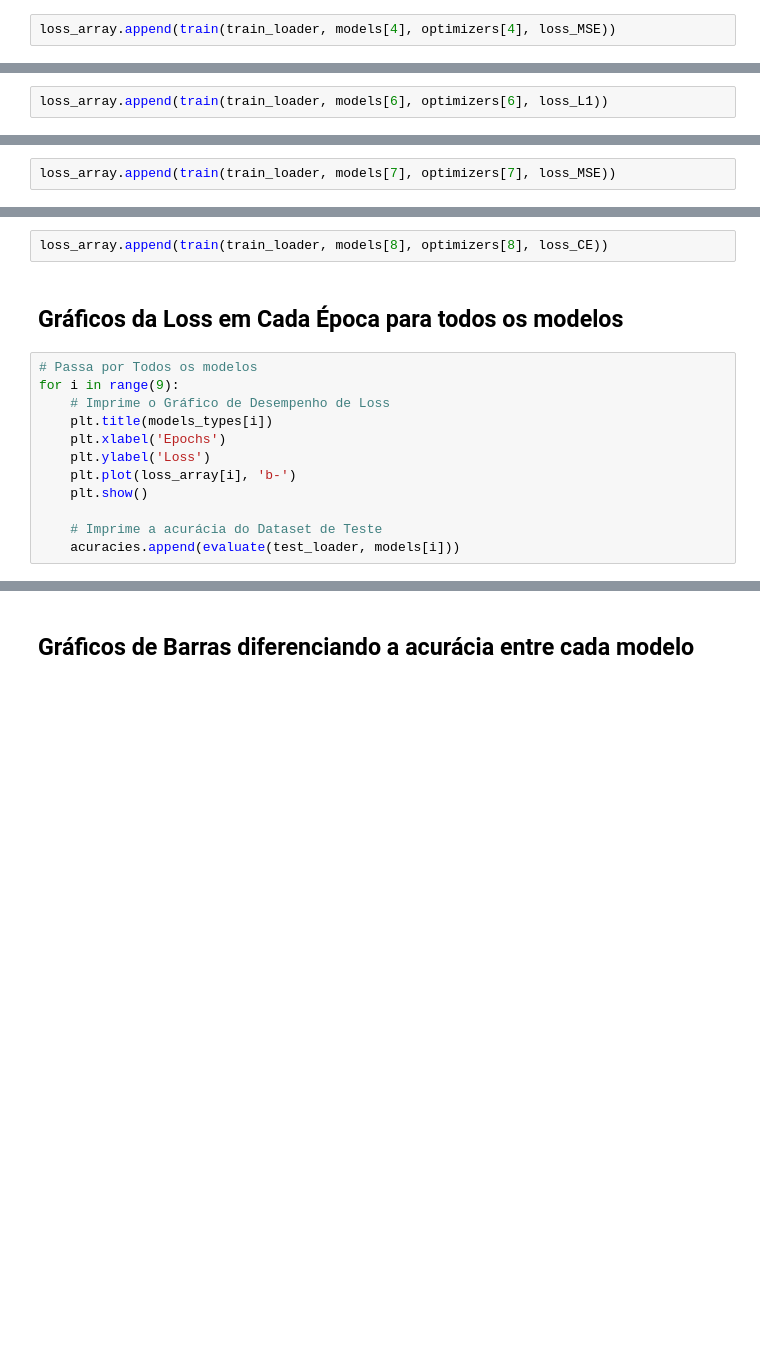
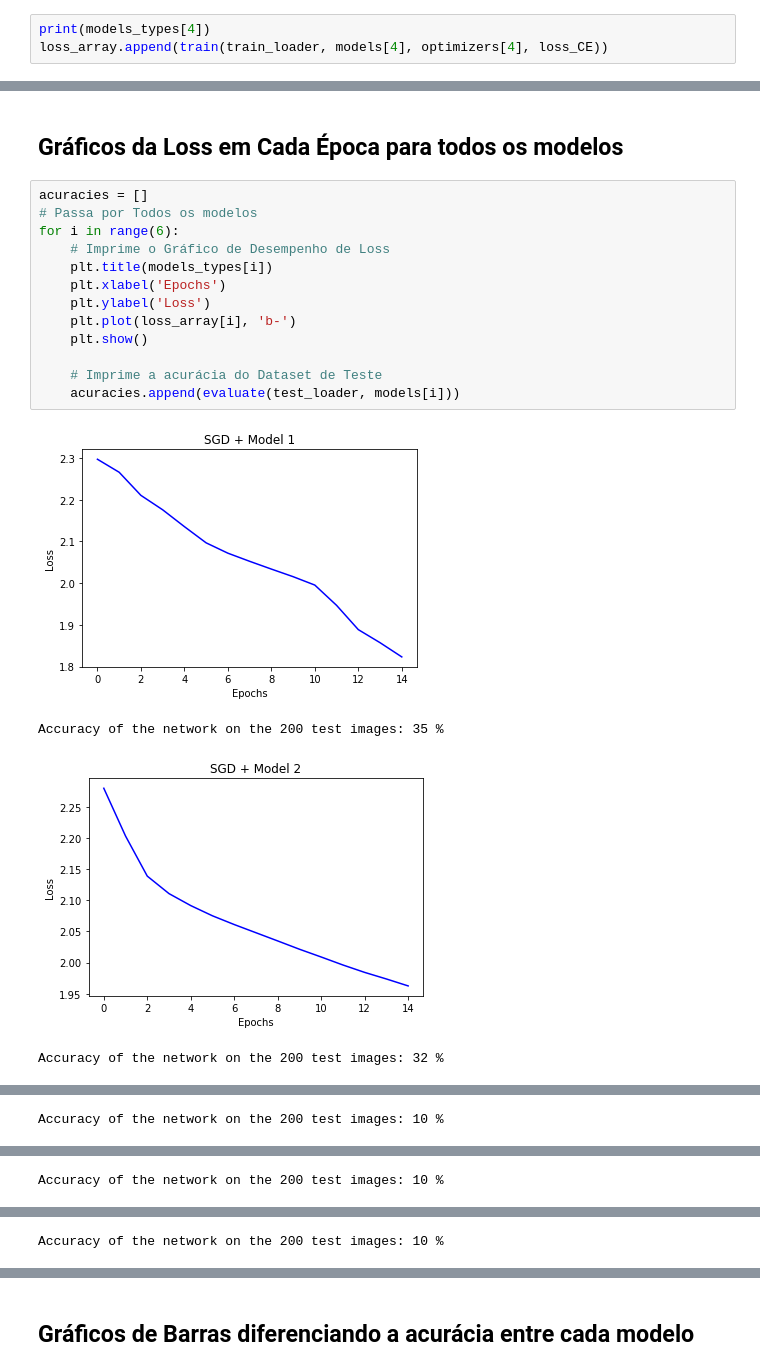
Before and after one commit to juan-burtet/NeuralNetworks, a Jupyter notebook: Tarefa_2/Tarefa_2_MLP_aplicado_ao_CIFAR10.ipynb, the cells around one changed output, grey strips where cells are left out. Saved outputs shown, nothing was run; the diff lists cells and outputs as text; blank space fills up the shorter version.

```diff
--- a/Tarefa_2/Tarefa_2_MLP_aplicado_ao_CIFAR10.ipynb
+++ b/Tarefa_2/Tarefa_2_MLP_aplicado_ao_CIFAR10.ipynb
@@ -240,2 +328,3 @@ loss_array.append(train(train_loader, models[3], optimizers[3], loss_L1))
 # %%
-loss_array.append(train(train_loader, models[4], optimizers[4], loss_MSE))
+print(models_types[4])
+loss_array.append(train(train_loader, models[4], optimizers[4], loss_CE))
@@ -248,2 +369,0 @@ loss_array.append(train(train_loader, models[5], optimizers[5], loss_CE))
-# %%
-loss_array.append(train(train_loader, models[6], optimizers[6], loss_L1))
@@ -252,2 +369,0 @@ loss_array.append(train(train_loader, models[6], optimizers[6], loss_L1))
-# %%
-loss_array.append(train(train_loader, models[7], optimizers[7], loss_MSE))
@@ -256,16 +370,20 @@ loss_array.append(train(train_loader, models[7], optimizers[7], loss_MSE))
-# %%
-loss_array.append(train(train_loader, models[8], optimizers[8], loss_CE))
 # %% [markdown]
 ## Gráficos da Loss em Cada Época para todos os modelos
 # %%
+acuracies = []
 # Passa por Todos os modelos
-for i in range(9):
+for i in range(6):
     # Imprime o Gráfico de Desempenho de Loss
     plt.title(models_types[i])
     plt.xlabel('Epochs')
     plt.ylabel('Loss')
     plt.plot(loss_array[i], 'b-')
     plt.show()
 
     # Imprime a acurácia do Dataset de Teste
     acuracies.append(evaluate(test_loader, models[i]))
+# %% [output]
+[figure, added]
+Accuracy of the network on the 200 test images: 35 %
+[figure, added]
+Accuracy of the network on the 200 test images: 32 %
@@ -271,0 +391 @@ for i in range(9):
+Accuracy of the network on the 200 test images: 10 %
@@ -271,0 +393 @@ for i in range(9):
+Accuracy of the network on the 200 test images: 10 %
@@ -271,0 +395 @@ for i in range(9):
+Accuracy of the network on the 200 test images: 10 %
```
Also changed, not shown: parts of 30 cells of this notebook.
